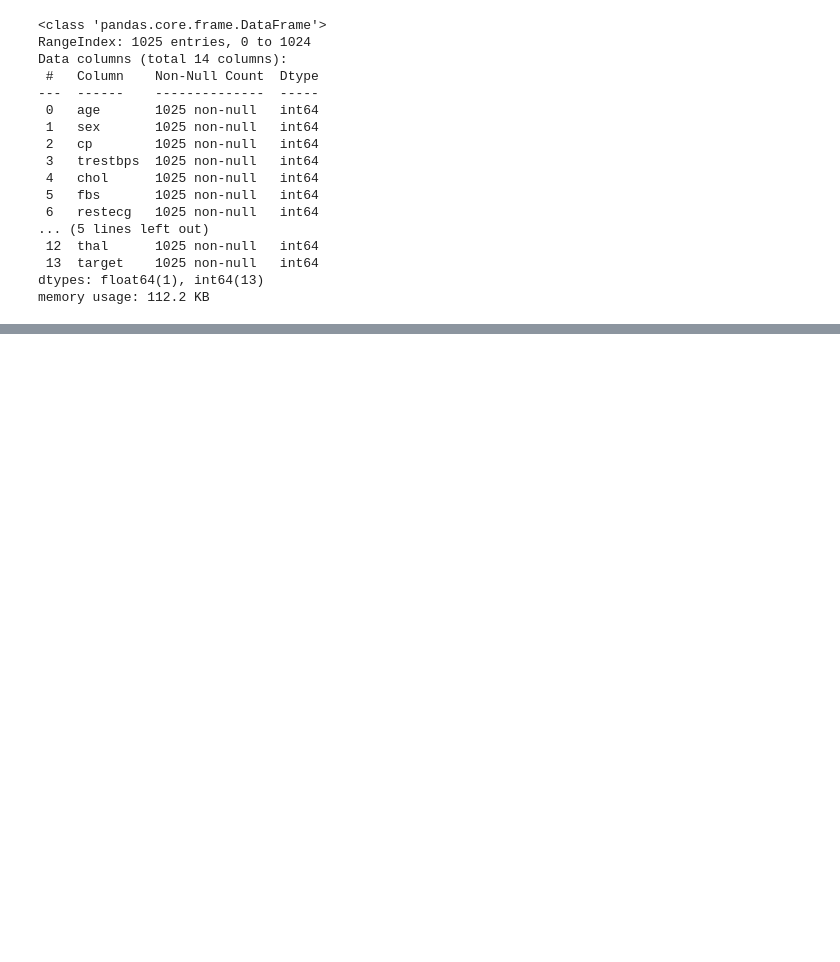
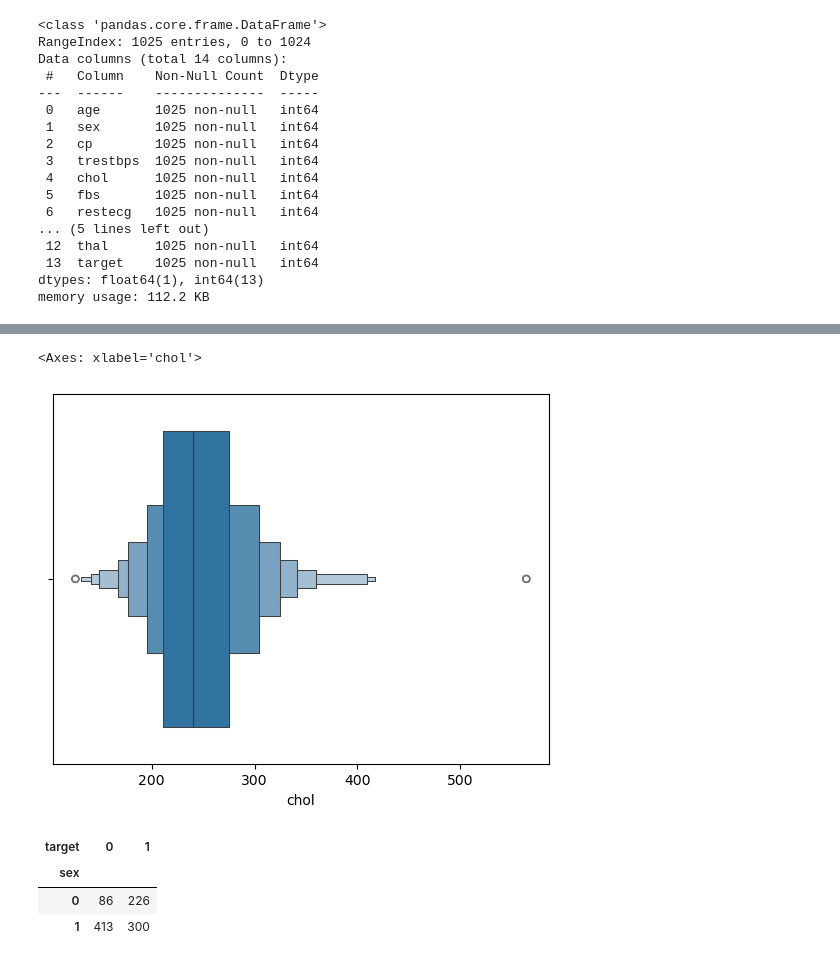
Before and after one commit to Satyam-R4j/Learning-AL-ML-DL-, a Jupyter notebook: Heart_Disease_Prediction/script.ipynb, the cells around one changed output, grey strips where cells are left out. Saved outputs shown, nothing was run; the diff lists cells and outputs as text; code cells hidden in the pictures; blank space fills up the shorter version.

Commit message:
EDA done on dataframe

```diff
--- a/Heart_Disease_Prediction/script.ipynb
+++ b/Heart_Disease_Prediction/script.ipynb
@@ -57,0 +99,12 @@ memory usage: 112.2 KB
+# %%
+sns.boxenplot(x=df['chol'])
+# %% [output]
+<Axes: xlabel='chol'>
+[figure, added]
+# %%
+pd.crosstab(df['sex'],df['target'])
+# %% [output]
+| target | 0 | 1 |
+| sex |  |  |
+| 0 | 86 | 226 |
+| 1 | 413 | 300 |
```
Also changed, not shown: parts of 13 cells of this notebook.
